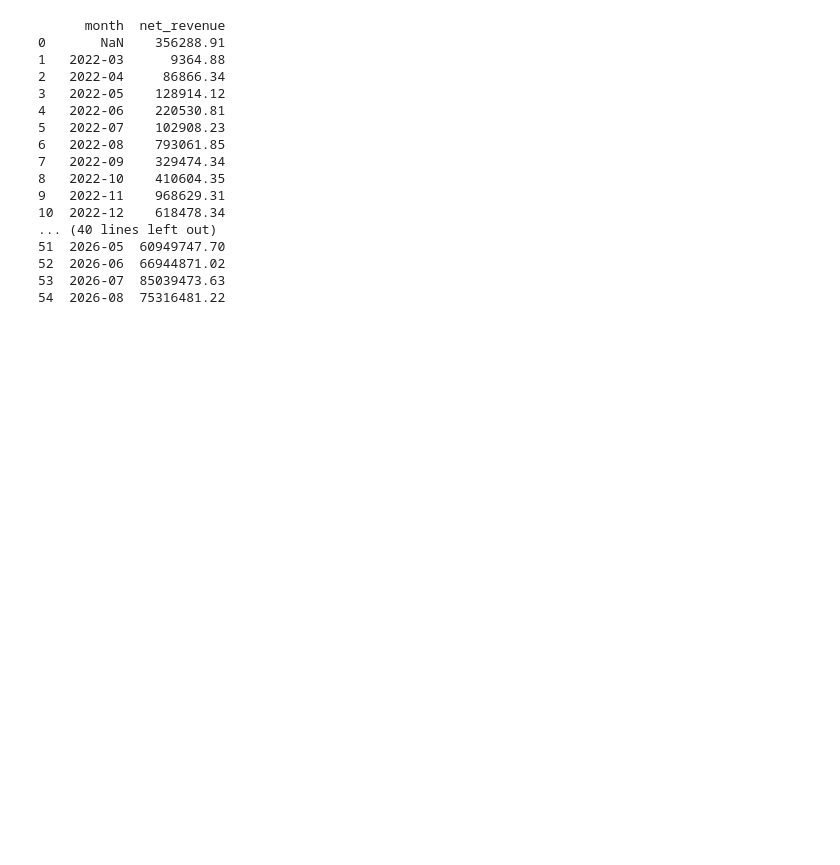
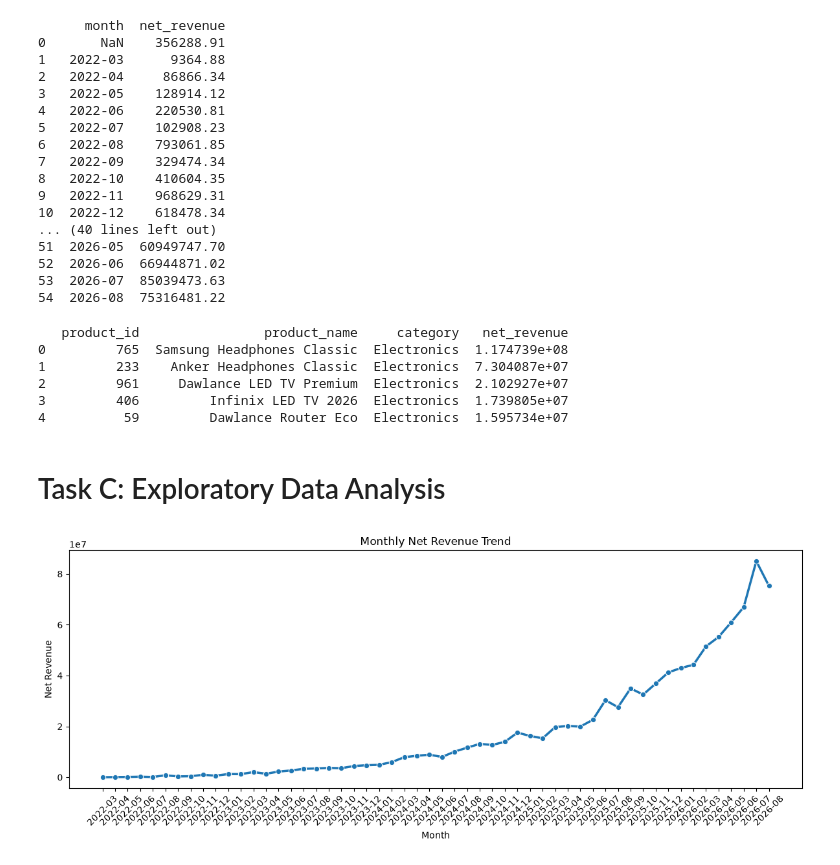
Before and after one commit to arqamowais/Hackathon-DSAI-Batch-1, a Jupyter notebook: Final_Hackathon.ipynb, the cells around one changed output. Saved outputs shown, nothing was run; the diff lists cells and outputs as text; code cells hidden in the pictures; blank space fills up the shorter version.

Commit message:
Exploratory Data Analysis complete

```diff
--- a/Final_Hackathon.ipynb
+++ b/Final_Hackathon.ipynb
@@ -649,3 +655,73 @@ print(result)
 54  2026-08  75316481.22
 # %%
 # Find the top 5 products by net revenue
+
+query = """
+        SELECT
+            p.product_id,
+            p.product_name,
+            p.category,
+            ROUND(
+                SUM(
+                    (o.quantity * o.unit_price)
+                    - COALESCE(o.discount, 0)
+                ),
+                2
+            ) AS net_revenue
+        FROM orders AS o
+        JOIN products AS p
+            ON o.product_id = p.product_id
+        WHERE o.returned = 0
+        GROUP BY
+            p.product_id,
+            p.product_name,
+            p.category
+        ORDER BY net_revenue DESC
+        LIMIT 5
+    """
+result = run_query(query)
+print(result)
+# %% [output]
+   product_id                product_name     category   net_revenue
+0         765  Samsung Headphones Classic  Electronics  1.174739e+08
+1         233    Anker Headphones Classic  Electronics  7.304087e+07
+2         961     Dawlance LED TV Premium  Electronics  2.102927e+07
+3         406         Infinix LED TV 2026  Electronics  1.739805e+07
+4          59         Dawlance Router Eco  Electronics  1.595734e+07
+# %% [markdown]
+# Task C: Exploratory Data Analysis
+# %%
+monthly_revenue = run_query("""
+    SELECT
+        strftime('%Y-%m', order_date) AS month,
+        ROUND(
+            SUM(
+                (quantity * unit_price)
+                - COALESCE(discount, 0)
+            ),
+            2
+        ) AS net_revenue
+    FROM orders
+    WHERE returned = 0
+    GROUP BY strftime('%Y-%m', order_date)
+    ORDER BY month
+""")
+
+plt.figure(figsize=(12, 5))
+
+sns.lineplot(
+    data=monthly_revenue,
+    x="month",
+    y="net_revenue",
+    marker="o",
+    linewidth=2.5
+)
+
+plt.title("Monthly Net Revenue Trend")
+plt.xlabel("Month")
+plt.ylabel("Net Revenue")
+plt.xticks(rotation=45)
+plt.tight_layout()
+plt.show()
+# %% [output]
+[figure, added]
```
Also changed, not shown: parts of 6 cells of this notebook.
